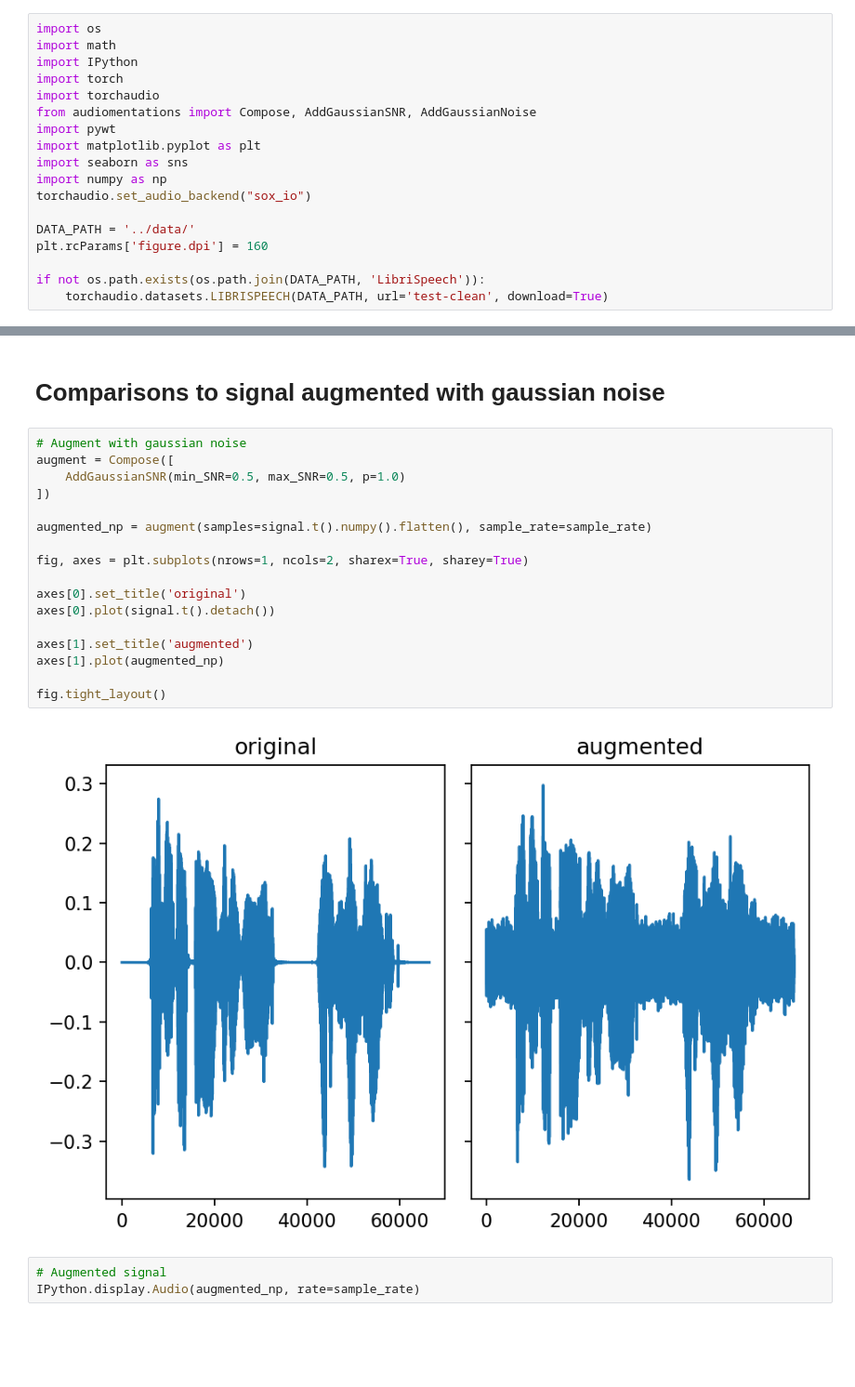
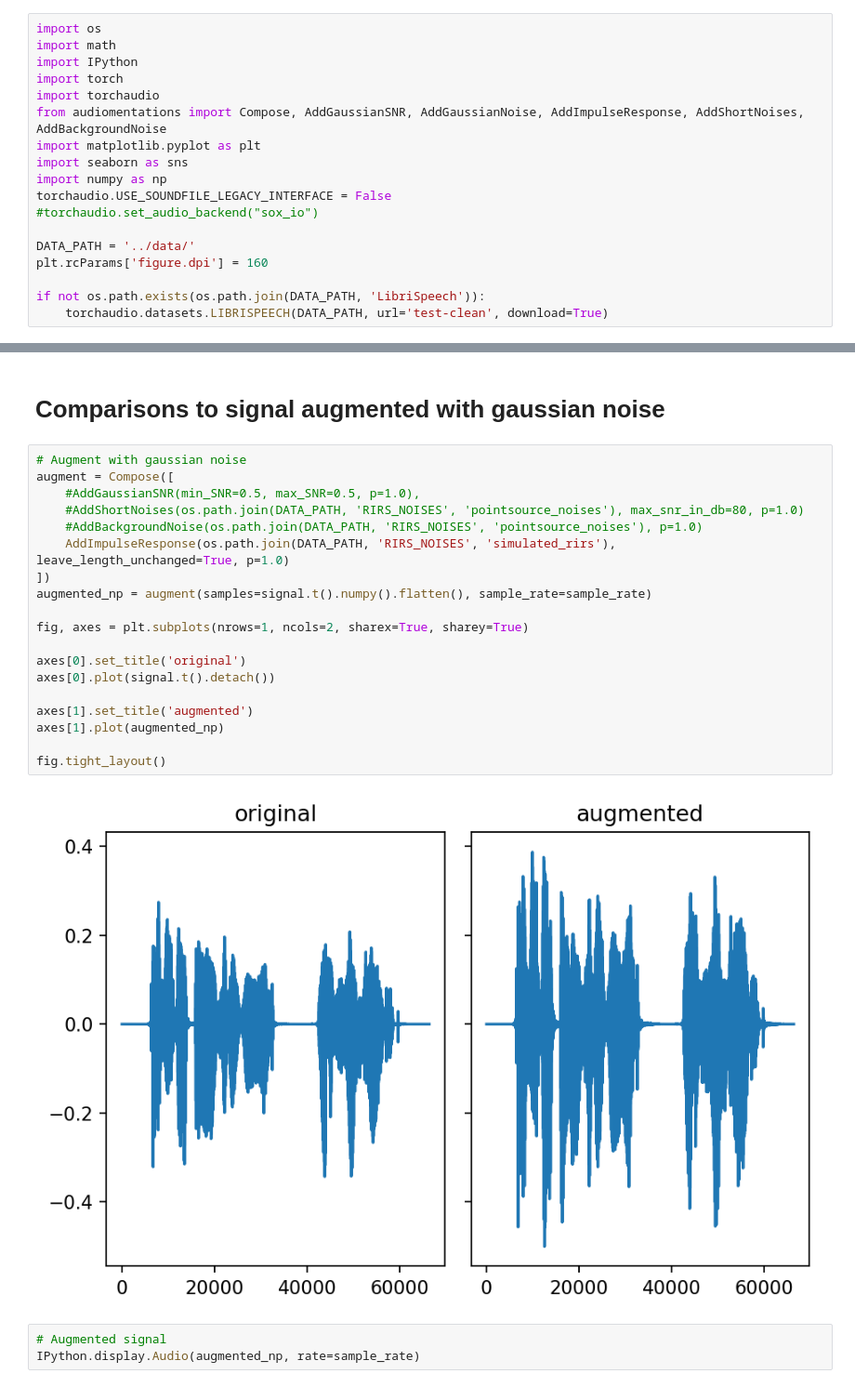
Before and after one commit to vjoki/fsl-experi, a Jupyter notebook: notebooks/audio_representation.ipynb, the cells around one changed output, grey strips where cells are left out. Shown at 93% size. Saved outputs shown, nothing was run; the diff lists cells and outputs as text; blank space fills up the shorter version.

```diff
--- a/notebooks/audio_representation.ipynb
+++ b/notebooks/audio_representation.ipynb
@@ -6,12 +6,12 @@ import math
 import IPython
 import torch
 import torchaudio
-from audiomentations import Compose, AddGaussianSNR, AddGaussianNoise
-import pywt
+from audiomentations import Compose, AddGaussianSNR, AddGaussianNoise, AddImpulseResponse, AddShortNoises, AddBackgroundNoise
 import matplotlib.pyplot as plt
 import seaborn as sns
 import numpy as np
-torchaudio.set_audio_backend("sox_io")
+torchaudio.USE_SOUNDFILE_LEGACY_INTERFACE = False
+#torchaudio.set_audio_backend("sox_io")
 
 DATA_PATH = '../data/'
 plt.rcParams['figure.dpi'] = 160
@@ -156,22 +154,24 @@ torch.Size([1, 128, 333])
 # %%
 # Augment with gaussian noise
 augment = Compose([
-    AddGaussianSNR(min_SNR=0.5, max_SNR=0.5, p=1.0)
+    #AddGaussianSNR(min_SNR=0.5, max_SNR=0.5, p=1.0),
+    #AddShortNoises(os.path.join(DATA_PATH, 'RIRS_NOISES', 'pointsource_noises'), max_snr_in_db=80, p=1.0)
+    #AddBackgroundNoise(os.path.join(DATA_PATH, 'RIRS_NOISES', 'pointsource_noises'), p=1.0)
+    AddImpulseResponse(os.path.join(DATA_PATH, 'RIRS_NOISES', 'simulated_rirs'), leave_length_unchanged=True, p=1.0)
 ])
-
 augmented_np = augment(samples=signal.t().numpy().flatten(), sample_rate=sample_rate)
 
 fig, axes = plt.subplots(nrows=1, ncols=2, sharex=True, sharey=True)
 
 axes[0].set_title('original')
 axes[0].plot(signal.t().detach())
 
 axes[1].set_title('augmented')
 axes[1].plot(augmented_np)
 
 fig.tight_layout()
 # %% [output]
-[figure, old version]
+[figure, new version]
 # %%
 # Augmented signal
 IPython.display.Audio(augmented_np, rate=sample_rate)
```
Also changed, not shown: parts of 2 cells of this notebook.
